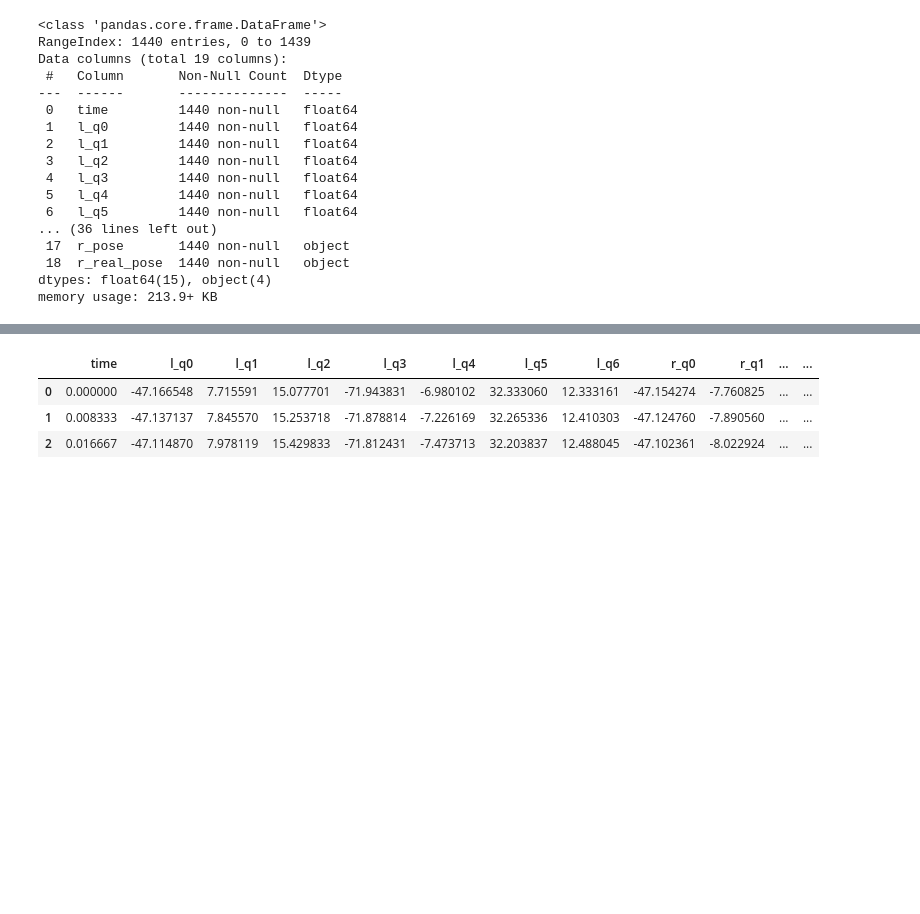
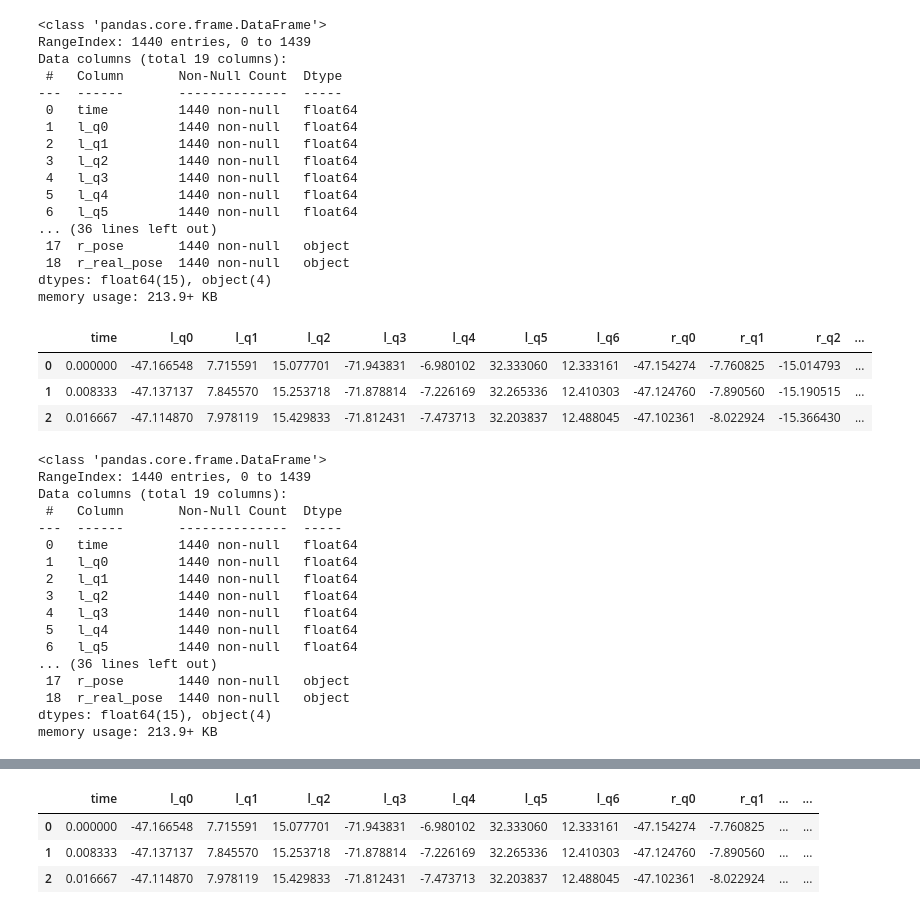
Before and after one commit to pollen-robotics/reachy2_qpik, a Jupyter notebook: src/example/metrics_eval.ipynb, the cells around one changed output, grey strips where cells are left out. Drawn from its saved outputs; the diff is of its cells as text; code cells hidden in the pictures; blank space fills up the shorter version.

```diff
--- a/src/example/metrics_eval.ipynb
+++ b/src/example/metrics_eval.ipynb
@@ -47,4 +47,34 @@ Data columns (total 19 columns):
  18  r_real_pose  1440 non-null   object
 dtypes: float64(15), object(4)
 memory usage: 213.9+ KB
+# %%
+df_sym = pd.read_csv(filepath_num, sep=",", header=0).copy()
+df_num = pd.read_csv(filepath_num, sep=",", header=0).copy()
+df_qp = pd.read_csv(filepath_qp, sep=",", header=0).copy()
+
+display(df_sym.head(3))
+df_sym.info()
+df_num.info()
+# %% [output]
+|  | time | l_q0 | l_q1 | l_q2 | l_q3 | l_q4 | l_q5 | l_q6 | r_q0 | r_q1 | r_q2 | ... |
+| 0 | 0.000000 | -47.166548 | 7.715591 | 15.077701 | -71.943831 | -6.980102 | 32.333060 | 12.333161 | -47.154274 | -7.760825 | -15.014793 | ... |
+| 1 | 0.008333 | -47.137137 | 7.845570 | 15.253718 | -71.878814 | -7.226169 | 32.265336 | 12.410303 | -47.124760 | -7.890560 | -15.190515 | ... |
+| 2 | 0.016667 | -47.114870 | 7.978119 | 15.429833 | -71.812431 | -7.473713 | 32.203837 | 12.488045 | -47.102361 | -8.022924 | -15.366430 | ... |
+<class 'pandas.core.frame.DataFrame'>
+RangeIndex: 1440 entries, 0 to 1439
+Data columns (total 19 columns):
+ #   Column       Non-Null Count  Dtype
+---  ------       --------------  -----
+ 0   time         1440 non-null   float64
+ 1   l_q0         1440 non-null   float64
+ 2   l_q1         1440 non-null   float64
+ 3   l_q2         1440 non-null   float64
+ 4   l_q3         1440 non-null   float64
+ 5   l_q4         1440 non-null   float64
+ 6   l_q5         1440 non-null   float64
+... (36 lines left out)
+ 17  r_pose       1440 non-null   object
+ 18  r_real_pose  1440 non-null   object
+dtypes: float64(15), object(4)
+memory usage: 213.9+ KB
 # %%
```
Also changed, not shown: parts of 19 cells of this notebook, 10 other files.
